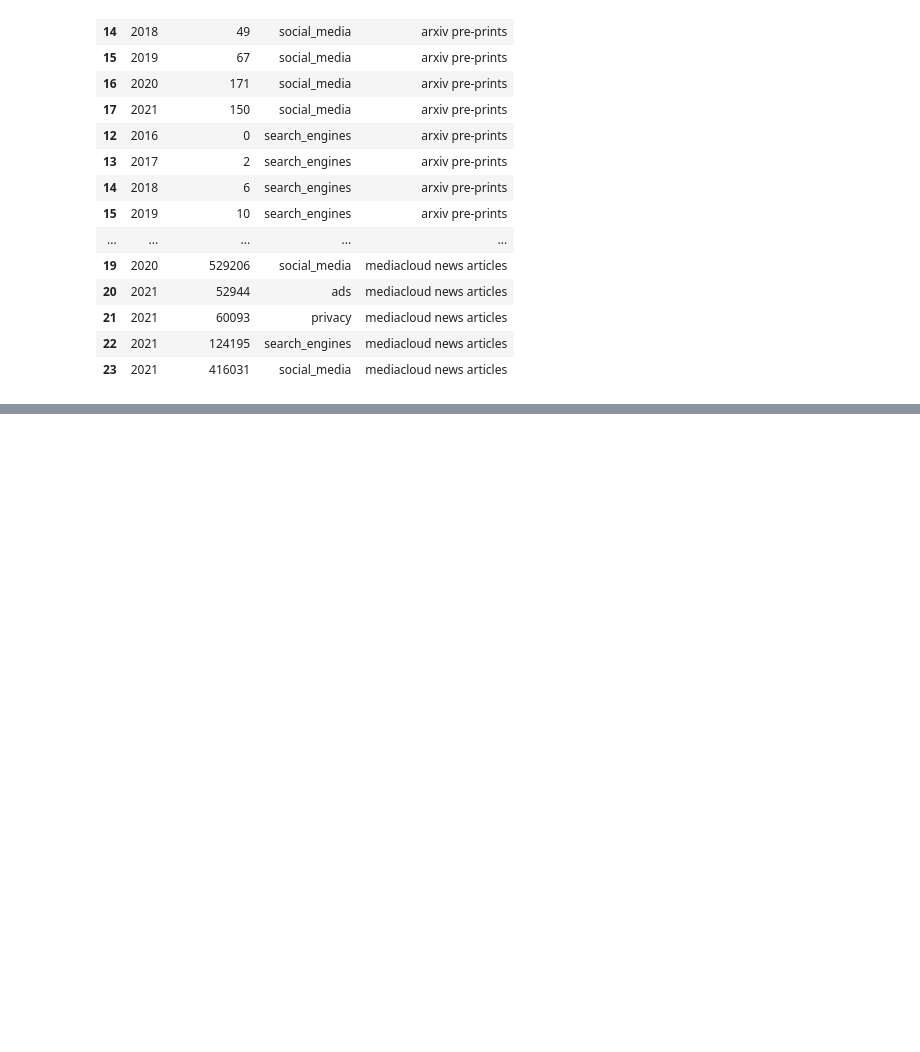
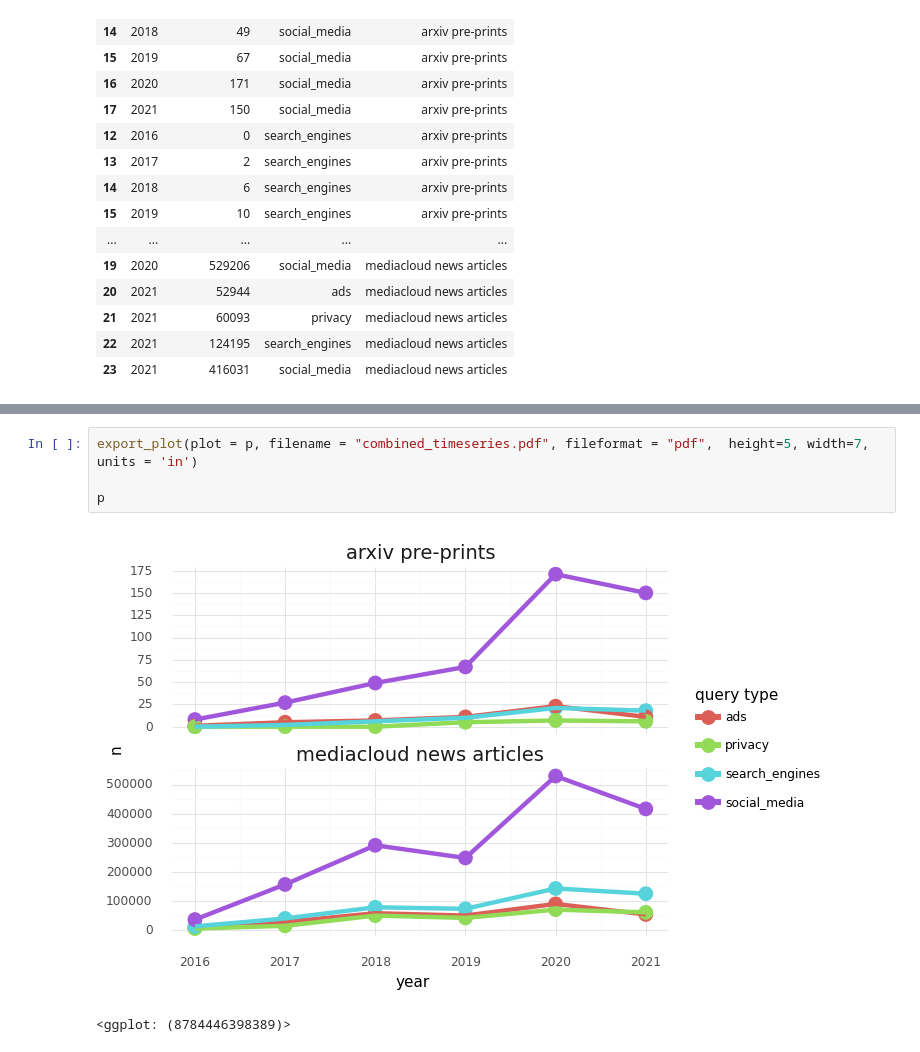
Before and after one commit to josemreis/tracking-misinfo-blogpost, a Jupyter notebook: analysis.ipynb, the cells around one changed output, grey strips where cells are left out. Drawn from its saved outputs; the diff is of its cells as text; blank space fills up the shorter version.

```diff
--- a/analysis.ipynb
+++ b/analysis.ipynb
@@ -236,0 +255,7 @@ plot_data
+# %%
+export_plot(plot = p, filename = "combined_timeseries.pdf", fileformat = "pdf",  height=5, width=7, units = 'in')
+
+p
+# %% [output]
+[figure, added]
+<ggplot: (8784446398389)>
```
Also changed, not shown: parts of 5 cells of this notebook.
